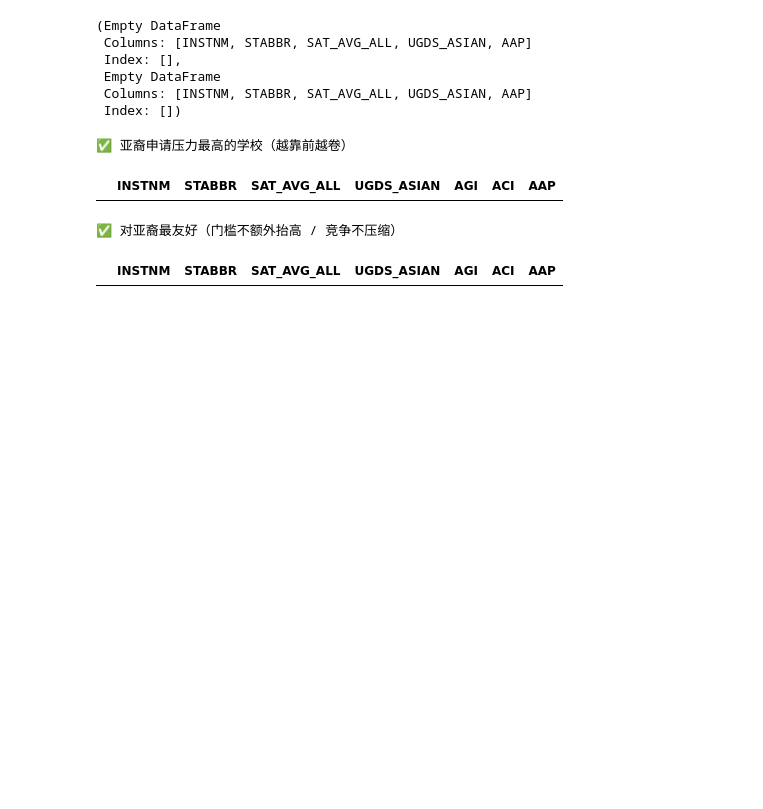
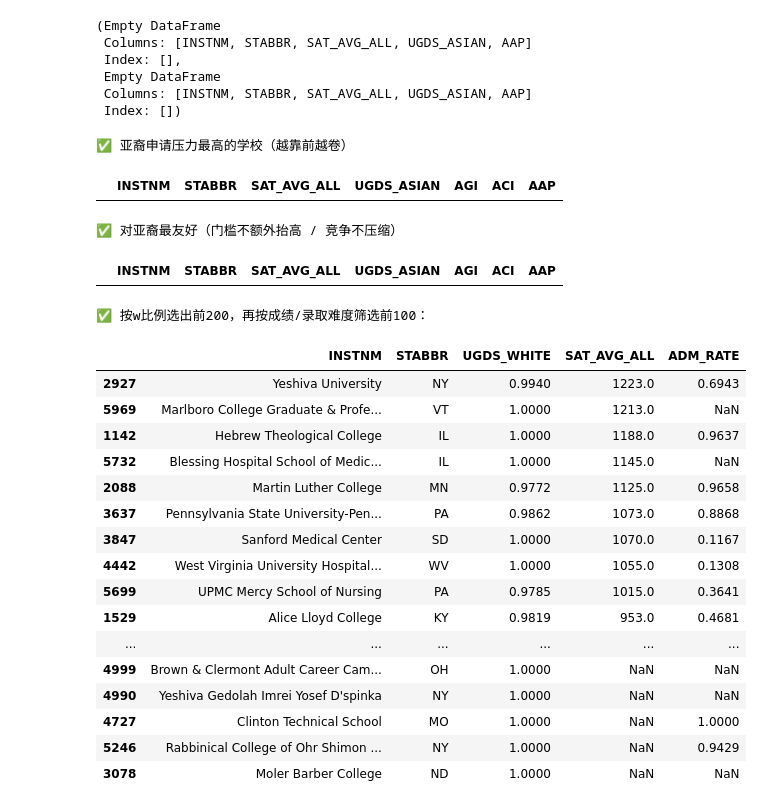
Before and after one commit to zzzxdzzz/MyTools, a Jupyter notebook: The-Big-APP-analyses/Data_exploring.ipynb, the cells around one changed output. Cells and saved outputs as stored; diff of their text form; code cells hidden in the pictures; blank space fills up the shorter version.

```diff
--- a/The-Big-APP-analyses/Data_exploring.ipynb
+++ b/The-Big-APP-analyses/Data_exploring.ipynb
@@ -408,3 +408,45 @@ display(friendly_for_asian)
 |  | INSTNM | STABBR | SAT_AVG_ALL | UGDS_ASIAN | AGI | ACI | AAP |
 ✅ 对亚裔最友好（门槛不额外抬高 / 竞争不压缩）
 |  | INSTNM | STABBR | SAT_AVG_ALL | UGDS_ASIAN | AGI | ACI | AAP |
+# %%
+df = pd.read_csv(CSV_PATH, dtype=str, low_memory=False)
+
+
+# 转为数值，处理缺失
+df["UGDS_WHITE"] = pd.to_numeric(df["UGDS_WHITENH"], errors="coerce")
+df["SAT_AVG_ALL"] = pd.to_numeric(df["SAT_AVG_ALL"], errors="coerce")  # 如果你用 SAT 做学术排名
+df["ADM_RATE"] = pd.to_numeric(df["ADM_RATE"], errors="coerce")        # 如果你用录取率做竞争度指标
+
+# Step 1: 删除无w人数统计的数据
+df = df.dropna(subset=["UGDS_WHITE"])
+
+# Step 2: 先按w比例排序，取 Top 200
+top200_asian = df.sort_values("UGDS_WHITE", ascending=False).head(200)
+
+# Step 3: 在这 200 所中，再按 GPA / Rank 重新排序 → 这里我示范用 SAT 排序
+top100_final = top200_asian.sort_values("SAT_AVG_ALL", ascending=False).head(100)
+
+# Step 4: 只显示关键信息
+result = top100_final[["INSTNM", "STABBR", "UGDS_WHITE", "SAT_AVG_ALL", "ADM_RATE"]]
+
+print("✅ 按w比例选出前200，再按成绩/录取难度筛选前100：")
+display(result)
+# %% [output]
+✅ 按w比例选出前200，再按成绩/录取难度筛选前100：
+|  | INSTNM | STABBR | UGDS_WHITE | SAT_AVG_ALL | ADM_RATE |
+| 2927 | Yeshiva University | NY | 0.9940 | 1223.0 | 0.6943 |
+| 5969 | Marlboro College Graduate & Profe... | VT | 1.0000 | 1213.0 | NaN |
+| 1142 | Hebrew Theological College | IL | 1.0000 | 1188.0 | 0.9637 |
+| 5732 | Blessing Hospital School of Medic... | IL | 1.0000 | 1145.0 | NaN |
+| 2088 | Martin Luther College | MN | 0.9772 | 1125.0 | 0.9658 |
+| 3637 | Pennsylvania State University-Pen... | PA | 0.9862 | 1073.0 | 0.8868 |
+| 3847 | Sanford Medical Center | SD | 1.0000 | 1070.0 | 0.1167 |
+| 4442 | West Virginia University Hospital... | WV | 1.0000 | 1055.0 | 0.1308 |
+| 5699 | UPMC Mercy School of Nursing | PA | 0.9785 | 1015.0 | 0.3641 |
+| 1529 | Alice Lloyd College | KY | 0.9819 | 953.0 | 0.4681 |
+| ... | ... | ... | ... | ... | ... |
+| 4999 | Brown & Clermont Adult Career Cam... | OH | 1.0000 | NaN | NaN |
+| 4990 | Yeshiva Gedolah Imrei Yosef D'spinka | NY | 1.0000 | NaN | NaN |
+| 4727 | Clinton Technical School | MO | 1.0000 | NaN | 1.0000 |
+| 5246 | Rabbinical College of Ohr Shimon ... | NY | 1.0000 | NaN | 0.9429 |
+| 3078 | Moler Barber College | ND | 1.0000 | NaN | NaN |
```
Also changed, not shown: parts of 1 cell of this notebook.
